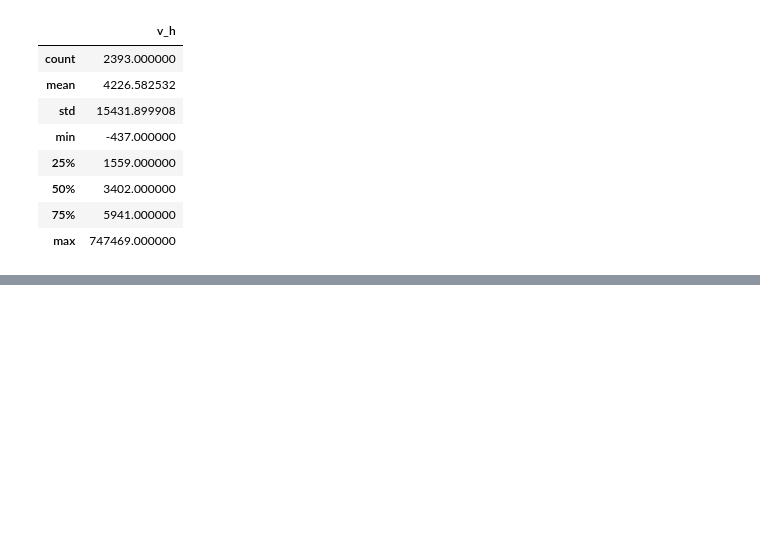
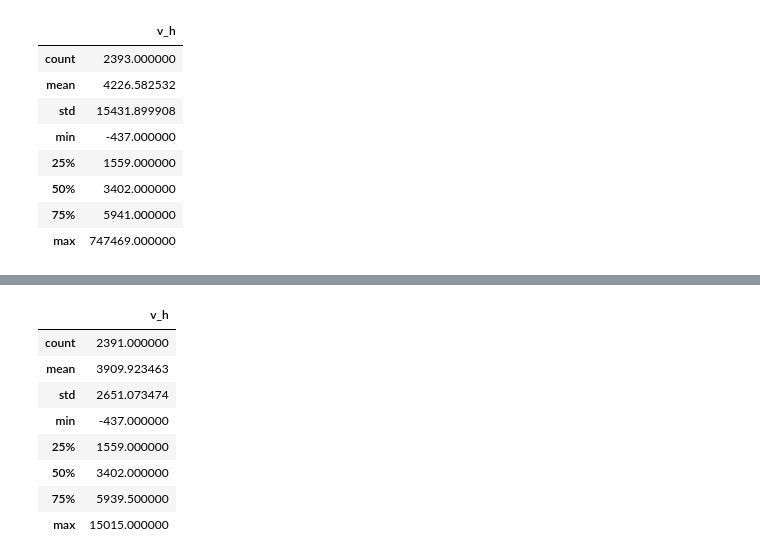
Before and after one commit to nurfnick/Galaxies, a Jupyter notebook: Python.ipynb, the cells around one changed output, grey strips where cells are left out. Drawn from its saved outputs; the diff is of its cells as text; code cells hidden in the pictures; blank space fills up the shorter version.

```diff
--- a/Python.ipynb
+++ b/Python.ipynb
@@ -124,0 +141,13 @@ data.describe()
+# %%
+ data = data[~(data.v_h == 18116)]
+ data.describe()
+# %% [output]
+|  | v_h |
+| count | 2391.000000 |
+| mean | 3909.923463 |
+| std | 2651.073474 |
+| min | -437.000000 |
+| 25% | 1559.000000 |
+| 50% | 3402.000000 |
+| 75% | 5939.500000 |
+| max | 15015.000000 |
```
Also changed, not shown: parts of 7 cells of this notebook.
